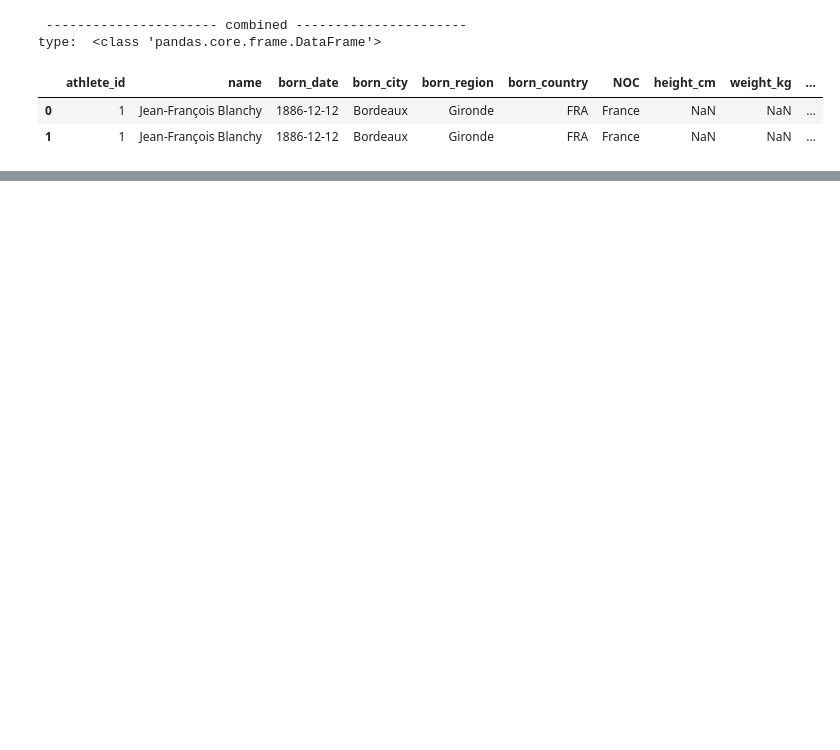
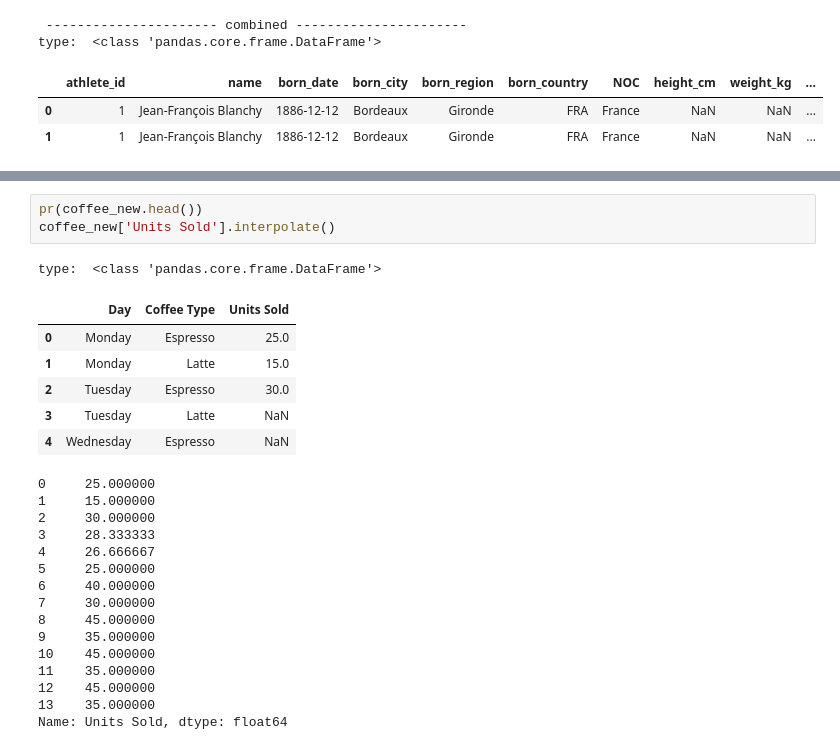
Before and after one commit to EslamKamel89/pandas, a Jupyter notebook: complete-pandas-tutorial/tutorial_2.ipynb, the cells around one changed output, grey strips where cells are left out. Saved outputs shown, nothing was run; the diff lists cells and outputs as text; blank space fills up the shorter version.

```diff
--- a/complete-pandas-tutorial/tutorial_2.ipynb
+++ b/complete-pandas-tutorial/tutorial_2.ipynb
@@ -1006,0 +1078,26 @@ type:  <class 'pandas.core.frame.DataFrame'>
+# %%
+pr(coffee_new.head())
+coffee_new['Units Sold'].interpolate()
+# %% [output]
+type:  <class 'pandas.core.frame.DataFrame'>
+|  | Day | Coffee Type | Units Sold |
+| 0 | Monday | Espresso | 25.0 |
+| 1 | Monday | Latte | 15.0 |
+| 2 | Tuesday | Espresso | 30.0 |
+| 3 | Tuesday | Latte | NaN |
+| 4 | Wednesday | Espresso | NaN |
+0     25.000000
+1     15.000000
+2     30.000000
+3     28.333333
+4     26.666667
+5     25.000000
+6     40.000000
+7     30.000000
+8     45.000000
+9     35.000000
+10    45.000000
+11    35.000000
+12    45.000000
+13    35.000000
+Name: Units Sold, dtype: float64
```
Also changed, not shown: parts of 8 cells of this notebook.
